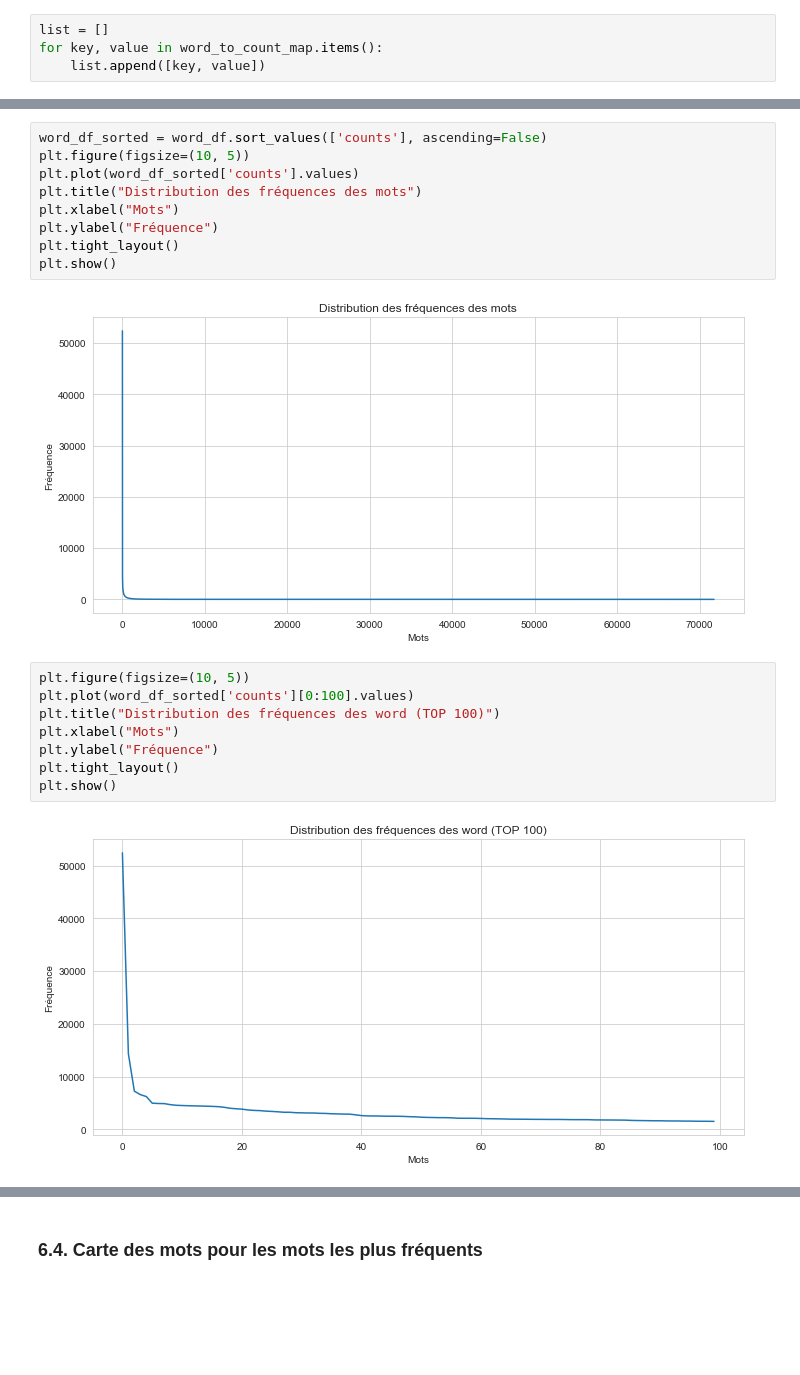
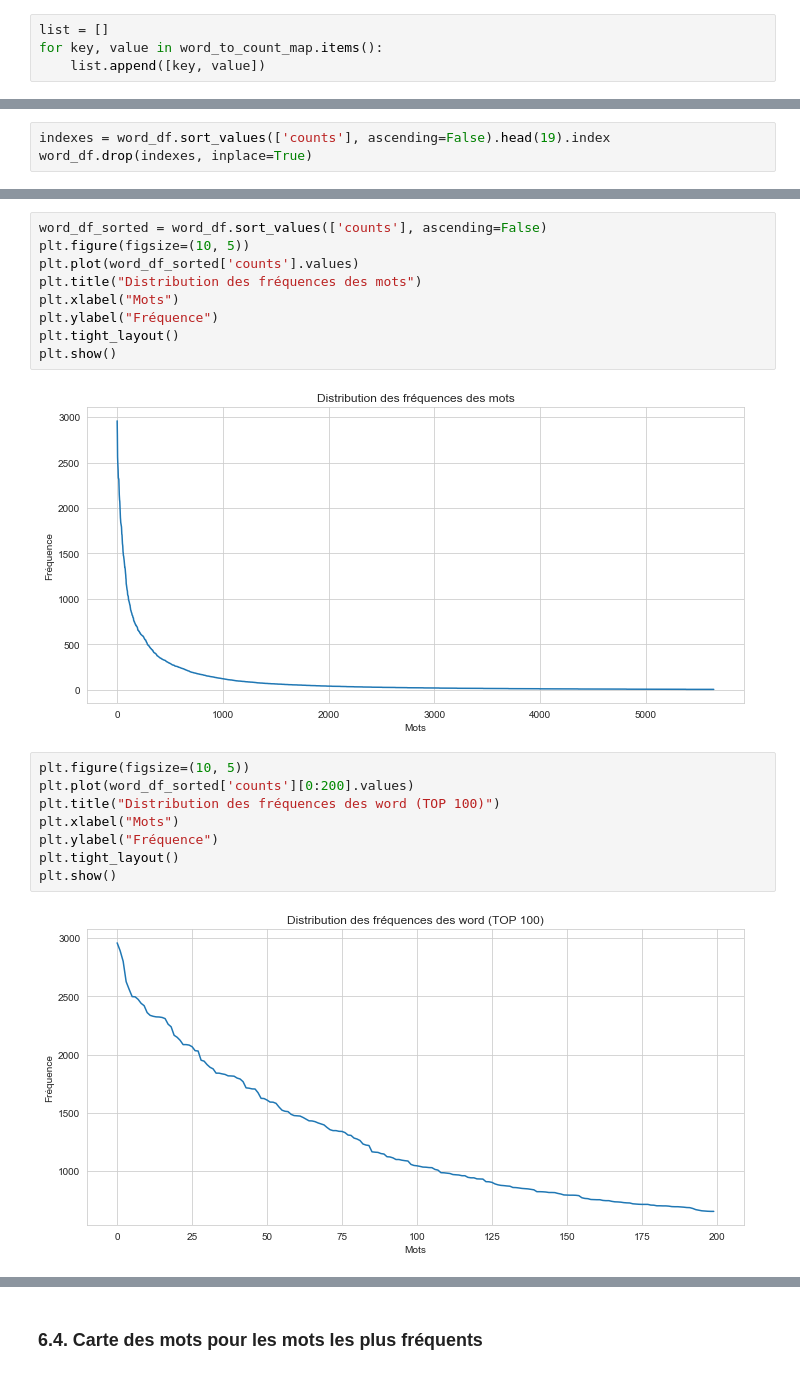
Before and after one commit to Julien-Martin/OC-IML-P5, a Jupyter notebook: EDA.ipynb, the cells around one changed output, grey strips where cells are left out. Cells and saved outputs as stored; diff of their text form; blank space fills up the shorter version.

```diff
--- a/EDA.ipynb
+++ b/EDA.ipynb
@@ -553,0 +596,3 @@ word_df.head()
+# %%
+indexes = word_df.sort_values(['counts'], ascending=False).head(19).index
+word_df.drop(indexes, inplace=True)
@@ -561,17 +627,17 @@ plt.ylabel("Fréquence")
 plt.tight_layout()
 plt.show()
 # %% [output]
-[figure, old version]
+[figure, new version]
 # %%
 plt.figure(figsize=(10, 5))
-plt.plot(word_df_sorted['counts'][0:100].values)
+plt.plot(word_df_sorted['counts'][0:200].values)
 plt.title("Distribution des fréquences des word (TOP 100)")
 plt.xlabel("Mots")
 plt.ylabel("Fréquence")
 plt.tight_layout()
 plt.show()
 # %% [output]
-[figure, old version]
+[figure, new version]
 # %%
 plt.figure(figsize=(10, 5))
 plt.plot(word_df_sorted['counts'][0:100].values)
```
Also changed, not shown: parts of 39 cells of this notebook, 1 other file.
